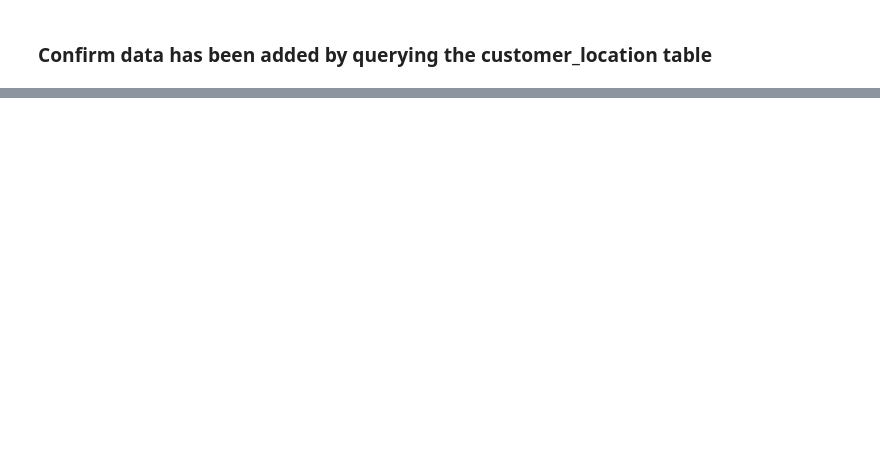
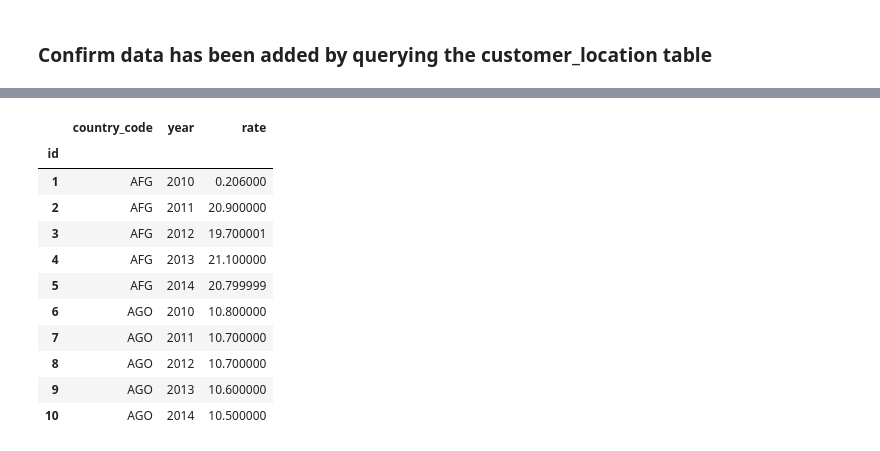
Before and after one commit to lucyhohler/ETL, a Jupyter notebook: data_etl.ipynb, the cells around one changed output, grey strips where cells are left out. Saved outputs shown, nothing was run; the diff lists cells and outputs as text; code cells hidden in the pictures; blank space fills up the shorter version.

```diff
--- a/data_etl.ipynb
+++ b/data_etl.ipynb
@@ -162,0 +175,16 @@ pd.read_sql_query('select * from customer_location', con=engine).head()
+# %%
+df1 = pd.read_sql_query('select * from unemployment_rates', con=engine)
+df1.set_index(['id']).head(10)
+# %% [output]
+|  | country_code | year | rate |
+| id |  |  |  |
+| 1 | AFG | 2010 | 0.206000 |
+| 2 | AFG | 2011 | 20.900000 |
+| 3 | AFG | 2012 | 19.700001 |
+| 4 | AFG | 2013 | 21.100000 |
+| 5 | AFG | 2014 | 20.799999 |
+| 6 | AGO | 2010 | 10.800000 |
+| 7 | AGO | 2011 | 10.700000 |
+| 8 | AGO | 2012 | 10.700000 |
+| 9 | AGO | 2013 | 10.600000 |
+| 10 | AGO | 2014 | 10.500000 |
```
Also changed, not shown: parts of 5 cells of this notebook, 1 other file.
